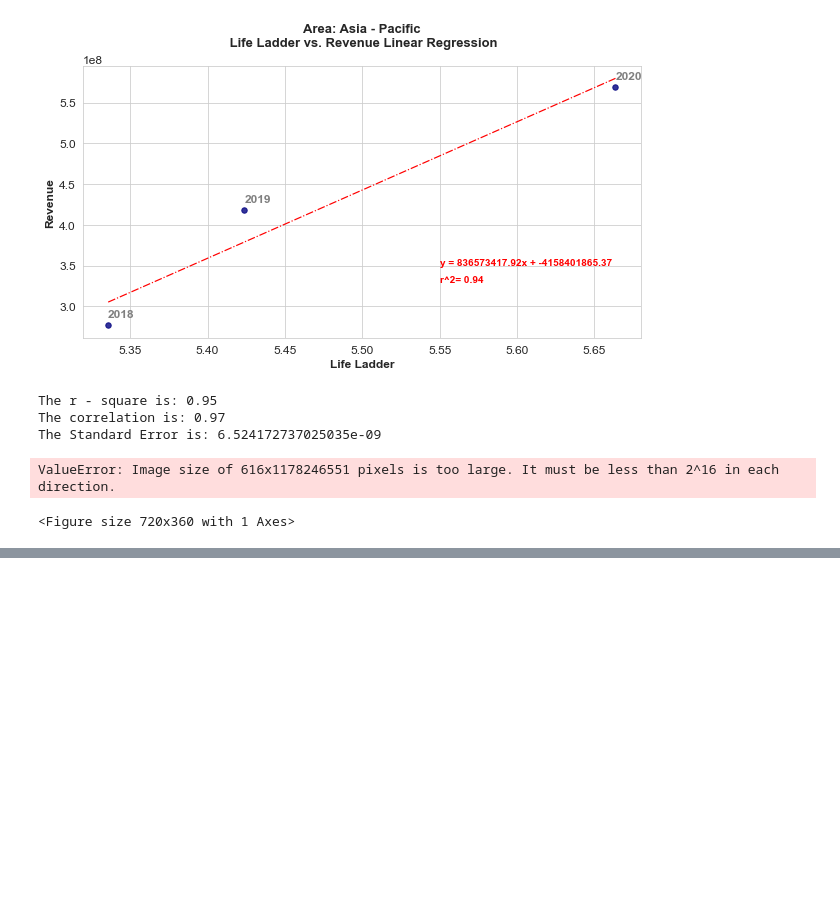
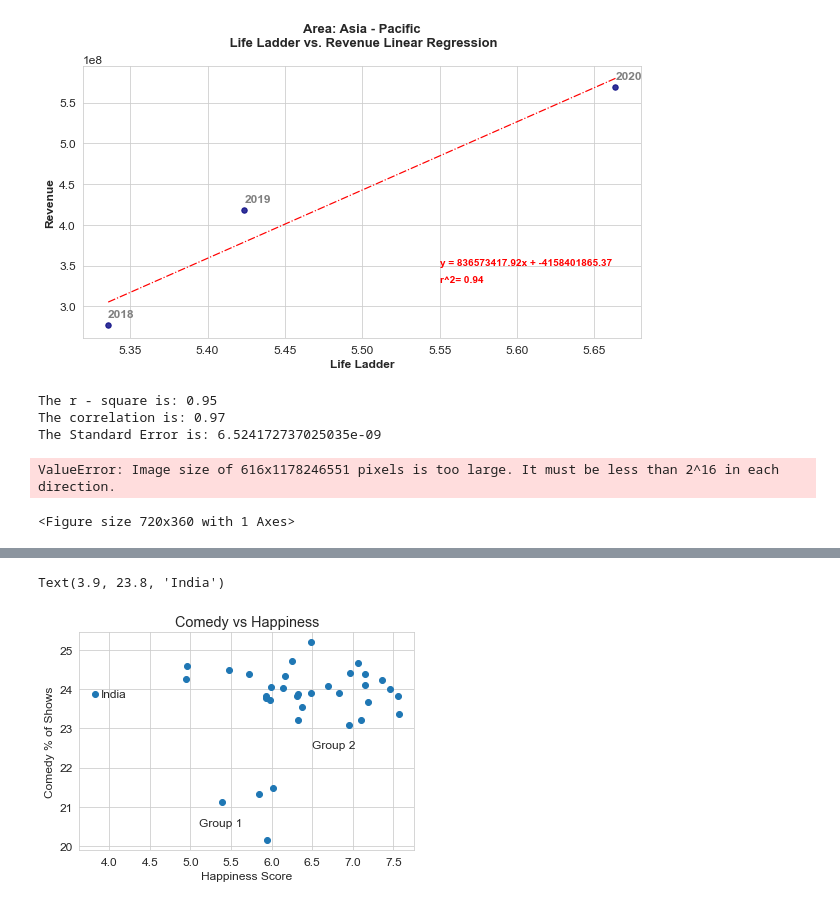
Before and after one commit to adamholcomb/Python-Media-Happiness-Analysis, a Jupyter notebook: HappinessIndex.ipynb, the cells around one changed output, grey strips where cells are left out. Drawn from its saved outputs; the diff is of its cells as text; code cells hidden in the pictures; blank space fills up the shorter version.

Commit message:
Add Adam's code to main file

```diff
--- a/HappinessIndex.ipynb
+++ b/HappinessIndex.ipynb
@@ -955,0 +1064,20 @@ ValueError: Image size of 616x1178246551 pixels is too large. It must be less th
+# %%
+# Continue merging into dataframe containing the genre data
+genre_data_df1 = pd.merge(horror_comedy_df,doc_count,how='outer',on='Country')
+del genre_data_df1["Languages"]
+genre_data_df1.columns = ['Title_Count','Horror_Count','Comedy_Count','Horror_Percent','Comedy_Percent','Doc_Count']
+doc_percent = genre_data_df1['Doc_Count']/genre_data_df1['Title_Count']*100
+genre_data_df1["Doc_Percent"] = round(doc_percent,2)
+
+# More merging into main dataframe
+genre_data_df2 = pd.merge(genre_data_df1,drama_count,how='outer',on='Country')
+del genre_data_df2['Languages']
+genre_data_df = pd.merge(genre_data_df2,romance_count,how='outer',on='Country')
+del genre_data_df['Languages']
+genre_data_df.columns = ['Title_Count','Horror_Count','Comedy_Count','Horror_Percent','Comedy_Percent','Doc_Count','Doc_Percent','Drama_Count','Romance_Count']
+drama_percent = genre_data_df['Drama_Count']/genre_data_df['Title_Count']*100
+genre_data_df["Drama_Percent"] = round(drama_percent,2)
+romance_percent = genre_data_df['Romance_Count']/genre_data_df['Title_Count']*100
+genre_data_df["Romance_Percent"] = round(romance_percent,2)
+
+genre_data_df
@@ -955,0 +1103,10 @@ ValueError: Image size of 616x1178246551 pixels is too large. It must be less th
+# %%
+# Load in happiness data
+file_to_load_h = 'Data Sets/World Happiness Report/world-happiness-report-2021.csv'
+world_happiness_report = pd.read_csv(file_to_load_h)
+# %%
+# Clean world happiness report data
+world_happiness_report.head()
+world_happiness_report_sub = world_happiness_report[['Country name','Regional indicator','Ladder score']]
+world_happiness_report_sub.columns = ['Country','Region','Ladder Score']
+world_happiness_report_sub
@@ -955,0 +1127,6 @@ ValueError: Image size of 616x1178246551 pixels is too large. It must be less th
+# %%
+# Merge in happiness data and clean dataframe
+happiness_genre_df = pd.merge(genre_data_df,world_happiness_report_sub,how='left',on='Country')
+del happiness_genre_df['Region']
+happiness_genre_df.dropna(inplace=True)
+happiness_genre_df
@@ -955,0 +1153,12 @@ ValueError: Image size of 616x1178246551 pixels is too large. It must be less th
+# %%
+# Build initial comedy vs happiness plot
+plt.scatter(happiness_genre_df["Ladder Score"],happiness_genre_df["Comedy_Percent"])
+plt.xlabel("Happiness Score")
+plt.ylabel("Comedy % of Shows")
+plt.title("Comedy vs Happiness")
+plt.annotate("Group 2",(6.5,22.5))
+plt.annotate("Group 1",(5.1,20.5))
+plt.annotate("India",(3.9,23.8))
+# %% [output]
+Text(3.9, 23.8, 'India')
+[figure, added]
```
Also changed, not shown: parts of 22 cells of this notebook, 8 other files.
